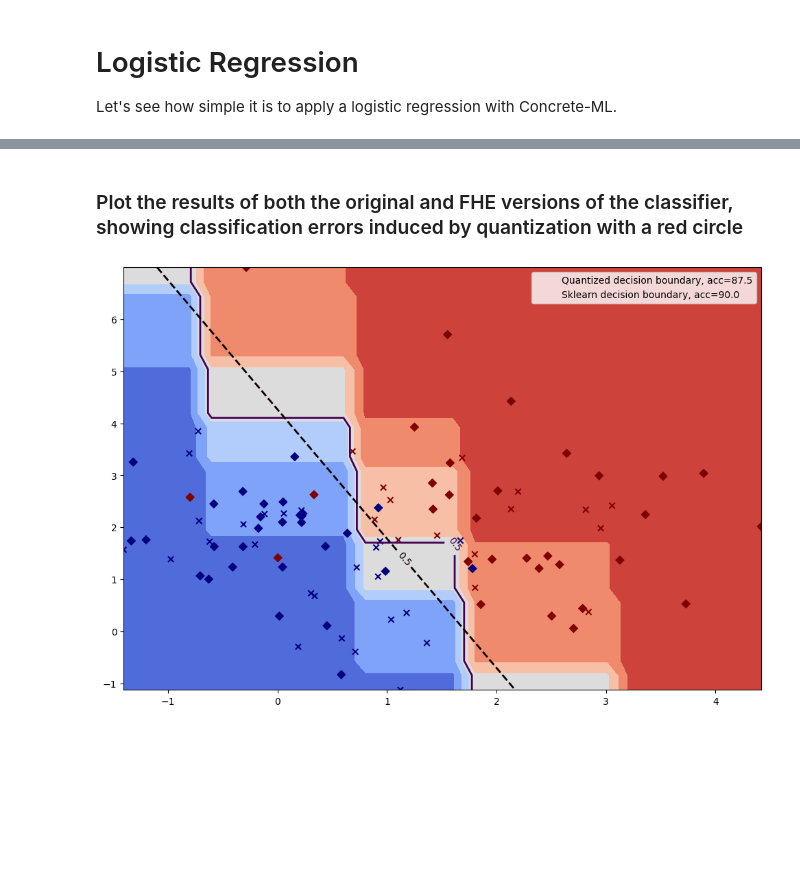
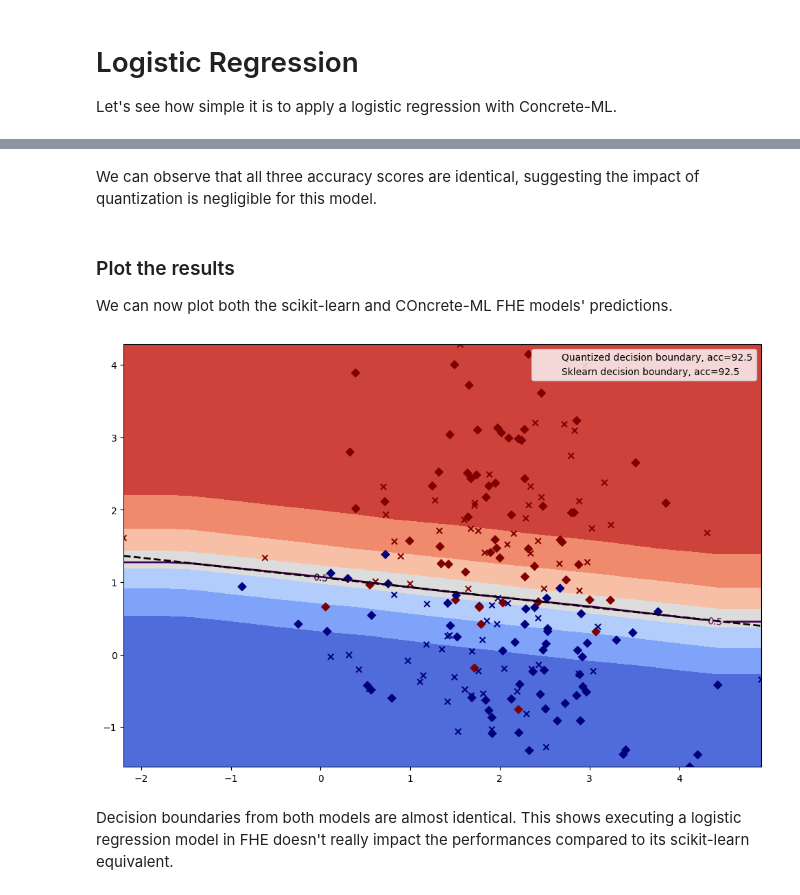
Before and after one commit to zama-ai/concrete-ml, a Jupyter notebook: docs/advanced_examples/LogisticRegression.ipynb, the cells around one changed output, grey strips where cells are left out. Drawn from its saved outputs; the diff is of its cells as text; code cells hidden in the pictures; blank space fills up the shorter version.

Commit message:
docs: update notebooks with linear models
closes #2053

```diff
--- a/docs/advanced_examples/LogisticRegression.ipynb
+++ b/docs/advanced_examples/LogisticRegression.ipynb
@@ -51,4 +53,5 @@ x_grid_test = np.vstack([x_test_grid.ravel(), y_test_grid.ravel()]).transpose()
 # %%
-logreg = SklearnLogisticRegression()
-logreg.fit(x_train, y_train);
+sklearn_logr = SklearnLogisticRegression()
+sklearn_logr.fit(x_train, y_train)
+y_pred_test = sklearn_logr.predict(x_test)
 # %% [markdown]
@@ -56,5 +60,6 @@ logreg.fit(x_train, y_train);
 # %%
-y_score_grid = logreg.predict_proba(x_grid_test)[:, 1]
+# Compute the scikit-learn classifier's probabilities on the domain
+y_score_grid = sklearn_logr.predict_proba(x_grid_test)[:, 1]
 
 plt.ioff()
 plt.clf()
@@ -69,8 +74,8 @@ CS1 = ax.contour(
     linewidths=2,
 )
 CS1.collections[0].set_label("Sklearn decision boundary")
-ax.scatter(x_train[:, 0], x_train[:, 1], c=y_train, marker="D", cmap="jet")
-ax.scatter(x_test[:, 0], x_test[:, 1], c=y_test, marker="x", cmap="jet")
+ax.scatter(x_train[:, 0], x_train[:, 1], c=y_train, marker="D", cmap="jet", label="Train data")
+ax.scatter(x_test[:, 0], x_test[:, 1], c=y_test, marker="x", cmap="jet", label="Test data")
 ax.legend(loc="upper right")
 display(fig)
 # %% [output]
@@ -80,3 +97,3 @@ display(fig)
 # %%
-q_logreg = ConcreteLogisticRegression(n_bits={"op_inputs": 3, "op_weights": 2})
-q_logreg.fit(x_train, y_train);
+concrete_logr = ConcreteLogisticRegression(n_bits=8)
+concrete_logr.fit(x_train, y_train);
@@ -89,14 +103,8 @@ circuit = q_logreg.compile(x_train)
 # %%
-# Test the original classifier
-y_pred_test = np.asarray(logreg.predict(x_test))
+# Predict on the test set
+y_proba_q = concrete_logr.predict_proba(x_test)[:, 1]
+y_pred_q = concrete_logr.predict(x_test)
 
-# Now that the model is quantized, predict on the test set
-q_y_score_test = q_logreg.predict_proba(x_test)[:, 1]
-q_y_pred_test = q_logreg.predict(x_test)
-
-# Predict sklearn classifier probabilities on the domain
-y_score_grid = logreg.predict_proba(x_grid_test)[:, 1]
-
-# Predict quantized classifier probabilities on the whole domain to plot contours
-q_y_score_grid = q_logreg.predict_proba(x_grid_test)[:, 1]
-q_y_pred_grid = q_logreg.predict(x_grid_test)
+# Compute the probabilities on the whole domain in order to be able to plot the contours
+y_proba_q_grid = concrete_logr.predict_proba(x_grid_test)[:, 1]
+y_pred_q_grid = concrete_logr.predict(x_grid_test)
@@ -140,33 +176,40 @@ Difference Percentage: 0.00%
+# %% [markdown]
+We can observe that all three accuracy scores are identical, suggesting the impact of quantization
+is negligible for this model.
 # %% [markdown]
-### Plot the results of both the original and FHE versions of the classifier, showing classification errors induced by quantization with a red circle
+### Plot the results
+We can now plot both the scikit-learn and COncrete-ML FHE models' predictions.
 # %%
 plt.clf()
 fig, ax = plt.subplots(1, figsize=(12, 8))
 fig.patch.set_facecolor("white")
-ax.contourf(x_test_grid, y_test_grid, q_y_score_grid.reshape(x_test_grid.shape), cmap="coolwarm")
+ax.contourf(x_test_grid, y_test_grid, y_proba_q_grid.reshape(x_test_grid.shape), cmap="coolwarm")
 CS1 = ax.contour(
     x_test_grid,
     y_test_grid,
-    q_y_score_grid.reshape(x_test_grid.shape),
+    y_proba_q_grid.reshape(x_test_grid.shape),
     levels=[0.5],
     linewidths=2,
 )
 ax.scatter(x_train[:, 0], x_train[:, 1], c=y_train, cmap="jet", marker="D")
-ax.scatter(x_test[:, 0], x_test[:, 1], c=q_y_pred_test, cmap="jet", marker="x")
+ax.scatter(x_test[:, 0], x_test[:, 1], c=y_pred_q, cmap="jet", marker="x")
 CS2 = ax.contour(
     x_test_grid,
     y_test_grid,
     y_score_grid.reshape(x_test_grid.shape),
     levels=[0.5],
     linewidths=2,
     linestyles="dashed",
     cmap="hot",
 )
 ax.clabel(CS1, CS1.levels, inline=True, fontsize=10)
 ax.clabel(CS2, CS2.levels, inline=True, fontsize=10)
 CS1.collections[0].set_label(f"Quantized decision boundary, acc={homomorphic_accuracy:.1f}")
-CS2.collections[0].set_label(f"Sklearn decision boundary, acc={sklearn_acc:.1f}")
+CS2.collections[0].set_label(f"Sklearn decision boundary, acc={sklearn_accuracy:.1f}")
 ax.legend(loc="upper right")
 display(fig)
 # %% [output]
-[figure, old version]
+[figure, new version]
+# %% [markdown]
+Decision boundaries from both models are almost identical. This shows executing a logistic regression
+model in FHE doesn't really impact the performances compared to its scikit-learn equivalent.
```
Also changed, not shown: parts of 21 cells of this notebook, 5 other files.
